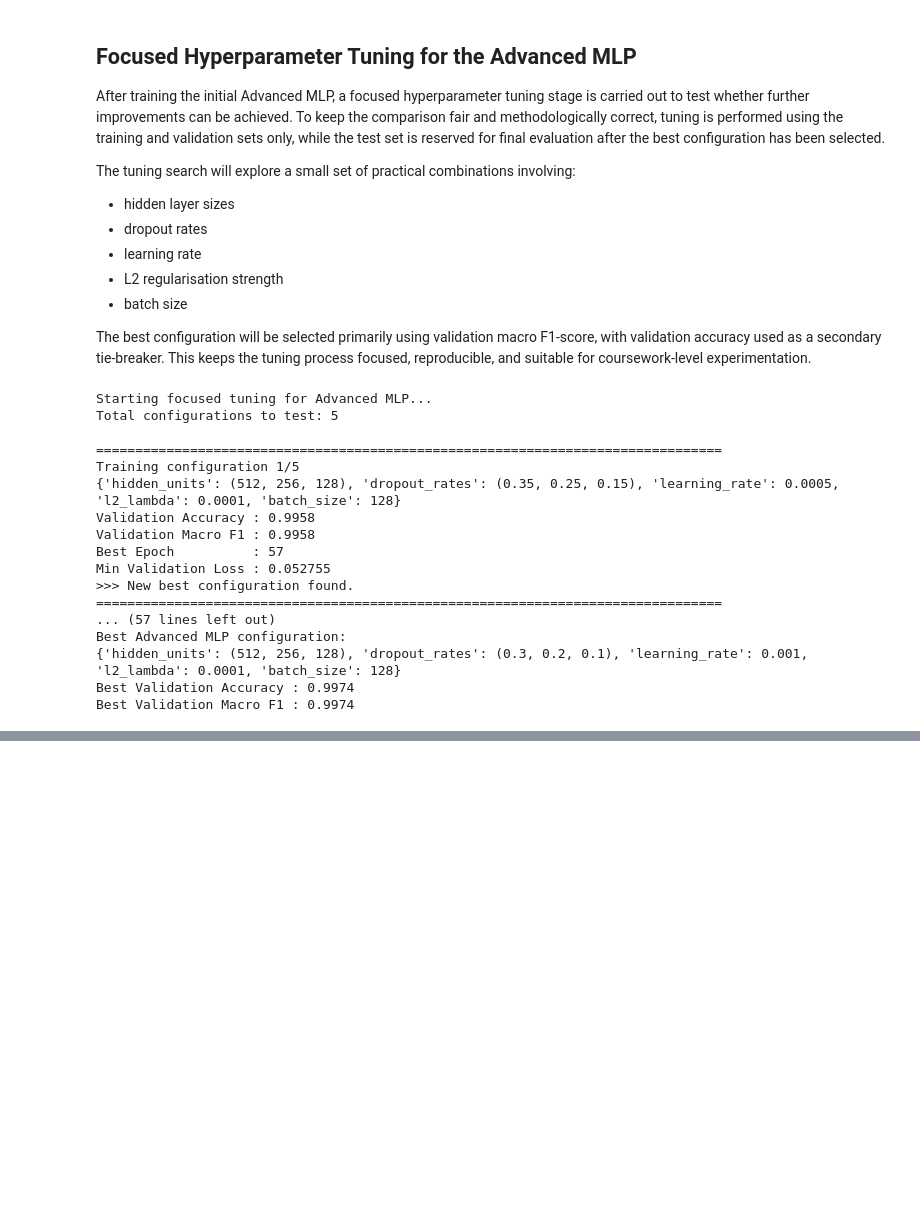
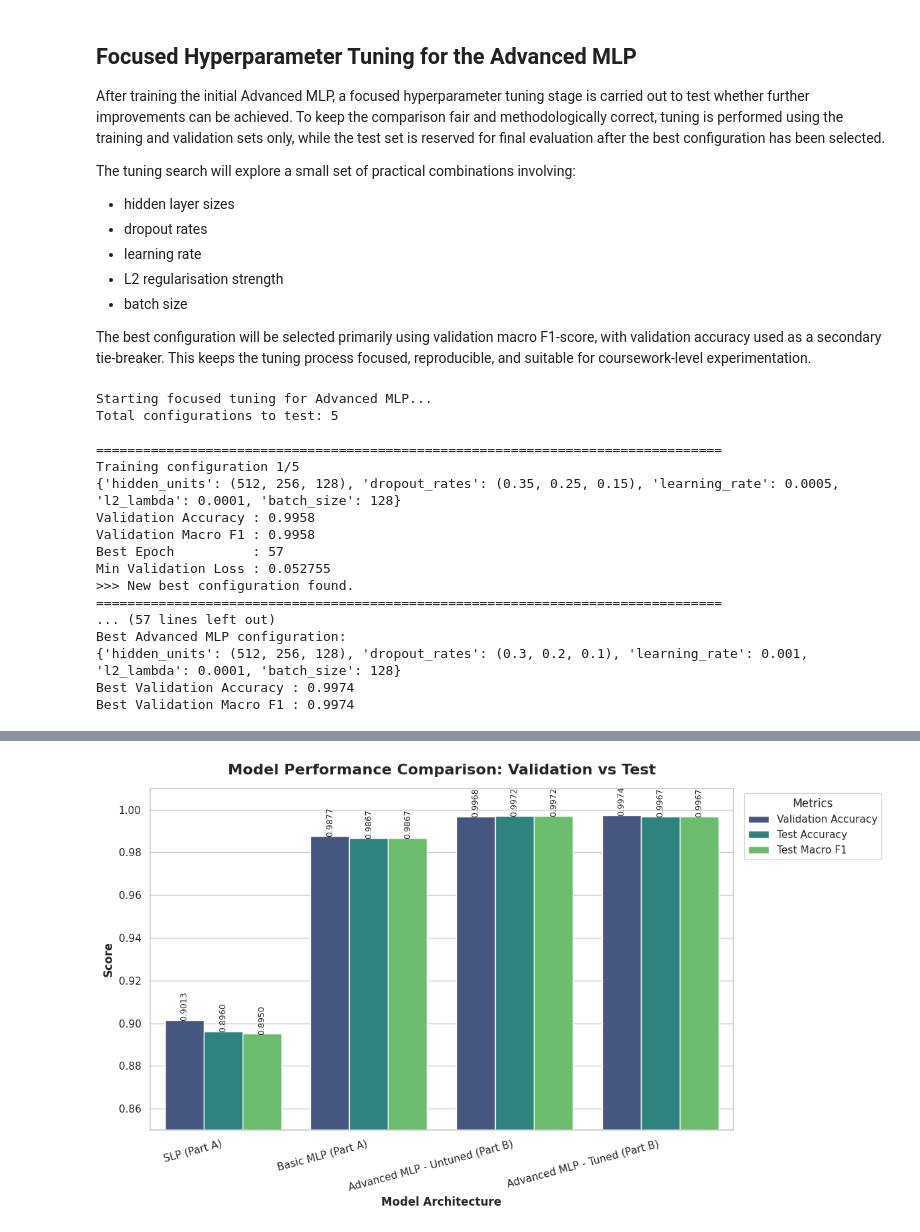
Before and after one commit to harshpre5/Artificial_Neural_Networks_14444188_HS_6009CMD, a Jupyter notebook: 14444188_ANN_PART_B.ipynb, the cells around one changed output, grey strips where cells are left out. Drawn from its saved outputs; the diff is of its cells as text; code cells hidden in the pictures; blank space fills up the shorter version.

```diff
--- a/14444188_ANN_PART_B.ipynb
+++ b/14444188_ANN_PART_B.ipynb
@@ -1766,0 +2193,62 @@ Best Validation Macro F1 : 0.9974
+# %%
+# ============================================================
+# PART B - FINAL COMPARISON PLOTS
+# ============================================================
+
+import matplotlib.pyplot as plt
+import seaborn as sns
+import pandas as pd
+
+# Use the dataframe we just built
+plot_df = final_model_comparison_df.copy()
+
+# Melt the dataframe to group the metrics together for Seaborn
+melted_df = pd.melt(
+    plot_df,
+    id_vars=["Model"],
+    value_vars=["Validation Accuracy", "Test Accuracy", "Test Macro F1"],
+    var_name="Metric",
+    value_name="Score"
+)
+
+# Set up the matplotlib figure with a clean Seaborn theme
+plt.figure(figsize=(12, 7))
+sns.set_theme(style="whitegrid")
+
+# Create a grouped bar chart
+ax = sns.barplot(
+    data=melted_df,
+    x="Model",
+    y="Score",
+    hue="Metric",
+    palette="viridis"
+)
+
+# Add titles and labels
+plt.title("Model Performance Comparison: Validation vs Test", fontsize=16, fontweight='bold', pad=15)
+plt.xlabel("Model Architecture", fontsize=12, fontweight='bold')
+plt.ylabel("Score", fontsize=12, fontweight='bold')
+
+# Zoom in on the y-axis to make the differences visible
+plt.ylim(0.85, 1.01)
+
+# Move the legend outside the plot area so it doesn't cover the bars
+plt.legend(bbox_to_anchor=(1.01, 1), loc='upper left', title="Metrics")
+
+# Add data labels slightly above each bar for exact readability
+for p in ax.patches:
+    ax.annotate(
+        format(p.get_height(), '.4f'),
+        (p.get_x() + p.get_width() / 2., p.get_height()),
+        ha='center', va='center',
+        xytext=(0, 15),
+        textcoords='offset points',
+        fontsize=9,
+        rotation=90
+    )
+
+plt.xticks(rotation=15, ha="right")
+plt.tight_layout()
+plt.show()
+# %% [output]
+[figure, added]
```
Also changed, not shown: parts of 6 cells of this notebook.
